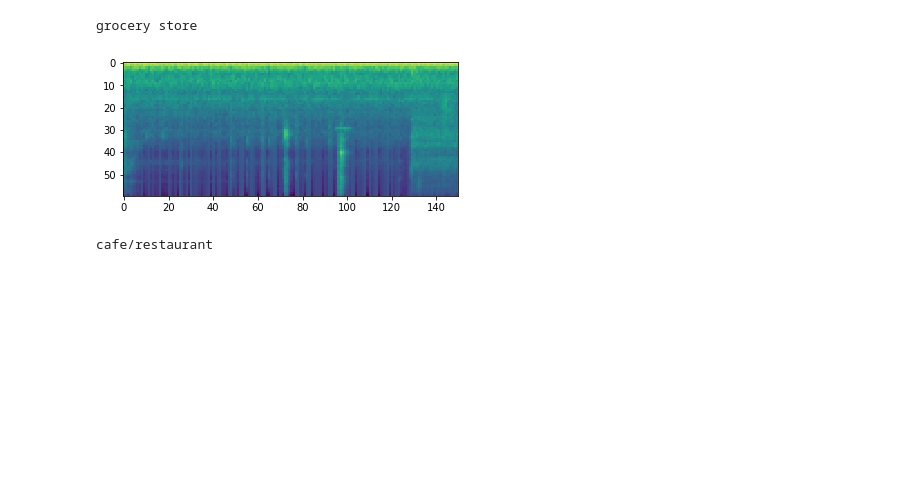
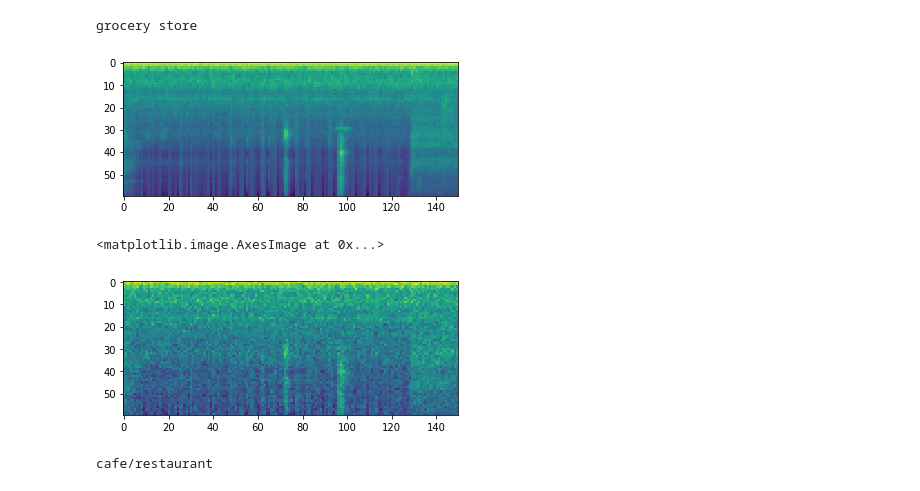
Before and after one commit to tomstark99/COMSM0045, a Jupyter notebook: coursework/VisualiseSpec.ipynb, the cells around one changed output. Saved outputs shown, nothing was run; the diff lists cells and outputs as text; code cells hidden in the pictures; blank space fills up the shorter version.

```diff
--- a/coursework/VisualiseSpec.ipynb
+++ b/coursework/VisualiseSpec.ipynb
@@ -132,7 +132,12 @@ print('grocery store')
 grocery store
 [figure]
 # %%
-spec_2 = spec8 + 1*
+spec_2 = spec8 + 2* noise
+# %%
+plt.imshow(spec_2.numpy())
+# %% [output]
+<matplotlib.image.AxesImage at 0x...>
+[figure, added]
 # %%
 plt.imshow(spec9.numpy())
 print('cafe/restaurant')
```
Also changed, not shown: 2 other files.
